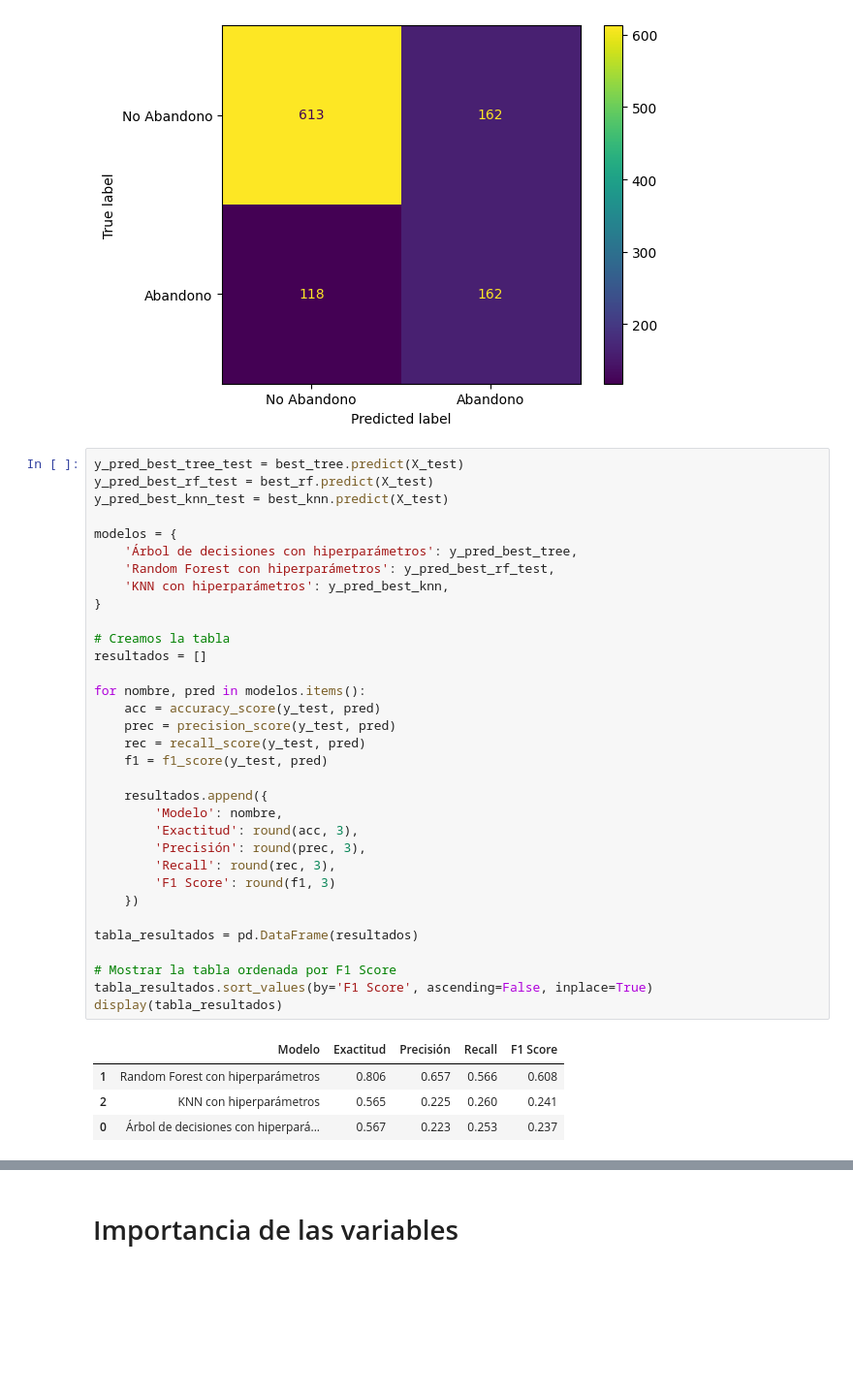
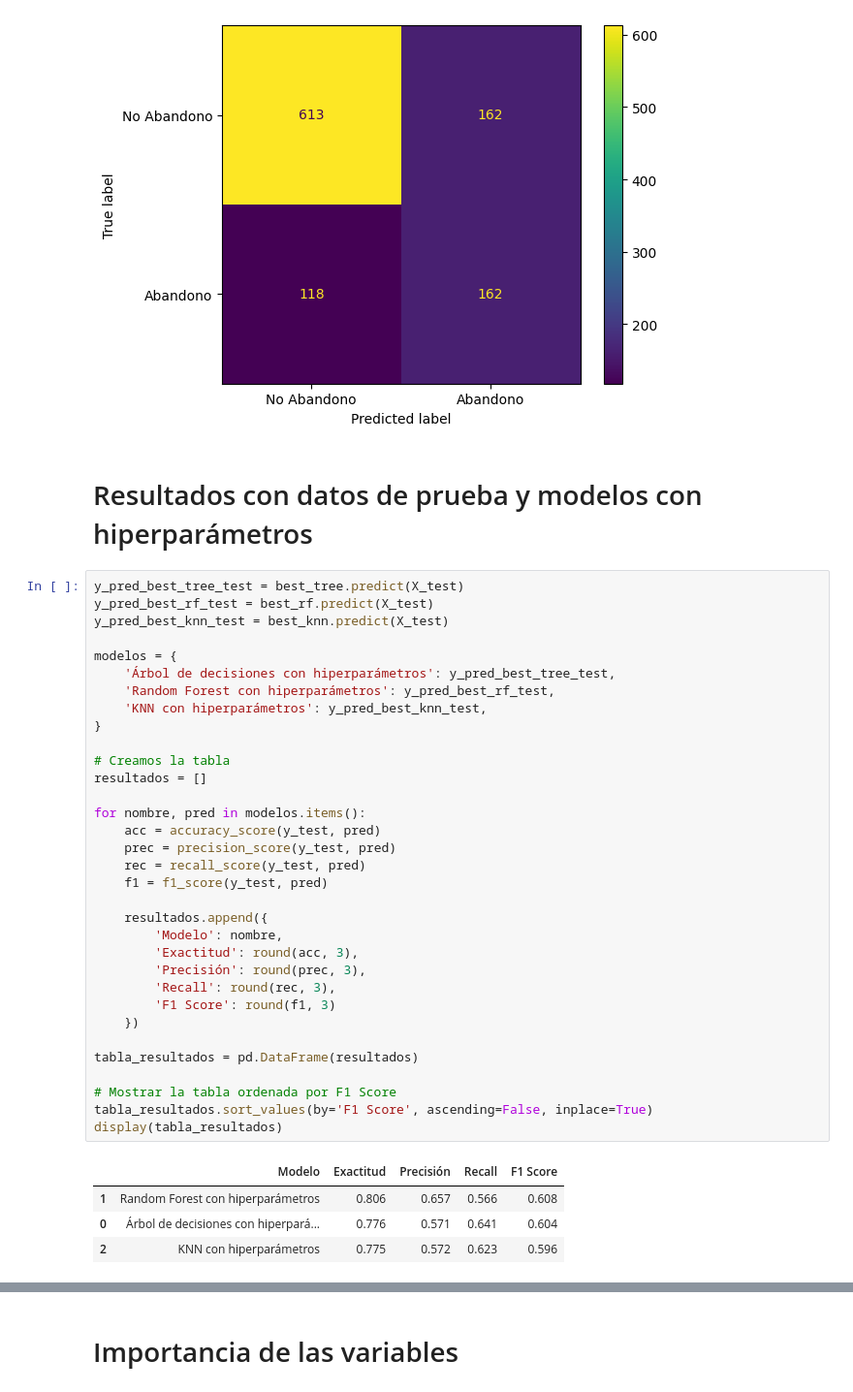
Before and after one commit to ErikGzz03TEC/Challenge_Telecom_X_parte_2, a Jupyter notebook: Challenge_TelecomX_2.ipynb, the cells around one changed output, grey strips where cells are left out. Shown at 97% size. Cells and saved outputs as stored; diff of their text form; blank space fills up the shorter version.

```diff
--- a/Challenge_TelecomX_2.ipynb
+++ b/Challenge_TelecomX_2.ipynb
@@ -615,42 +615,44 @@ Precisión: 0.5
 Recall: 0.579
 F1 Score: 0.536
 [figure]
+# %% [markdown]
+# Resultados con datos de prueba y modelos con hiperparámetros
 # %%
 y_pred_best_tree_test = best_tree.predict(X_test)
 y_pred_best_rf_test = best_rf.predict(X_test)
 y_pred_best_knn_test = best_knn.predict(X_test)
 
 modelos = {
-    'Árbol de decisiones con hiperparámetros': y_pred_best_tree,
+    'Árbol de decisiones con hiperparámetros': y_pred_best_tree_test,
     'Random Forest con hiperparámetros': y_pred_best_rf_test,
-    'KNN con hiperparámetros': y_pred_best_knn,
+    'KNN con hiperparámetros': y_pred_best_knn_test,
 }
 
 # Creamos la tabla
 resultados = []
 
 for nombre, pred in modelos.items():
     acc = accuracy_score(y_test, pred)
     prec = precision_score(y_test, pred)
     rec = recall_score(y_test, pred)
     f1 = f1_score(y_test, pred)
 
     resultados.append({
         'Modelo': nombre,
         'Exactitud': round(acc, 3),
         'Precisión': round(prec, 3),
         'Recall': round(rec, 3),
         'F1 Score': round(f1, 3)
     })
 
 tabla_resultados = pd.DataFrame(resultados)
 
 # Mostrar la tabla ordenada por F1 Score
 tabla_resultados.sort_values(by='F1 Score', ascending=False, inplace=True)
 display(tabla_resultados)
 # %% [output]
 |  | Modelo | Exactitud | Precisión | Recall | F1 Score |
 | 1 | Random Forest con hiperparámetros | 0.806 | 0.657 | 0.566 | 0.608 |
-| 2 | KNN con hiperparámetros | 0.565 | 0.225 | 0.260 | 0.241 |
-| 0 | Árbol de decisiones con hiperpará... | 0.567 | 0.223 | 0.253 | 0.237 |
+| 0 | Árbol de decisiones con hiperpará... | 0.776 | 0.571 | 0.641 | 0.604 |
+| 2 | KNN con hiperparámetros | 0.775 | 0.572 | 0.623 | 0.596 |
 # %% [markdown]
```
Also changed, not shown: parts of 12 cells of this notebook.
